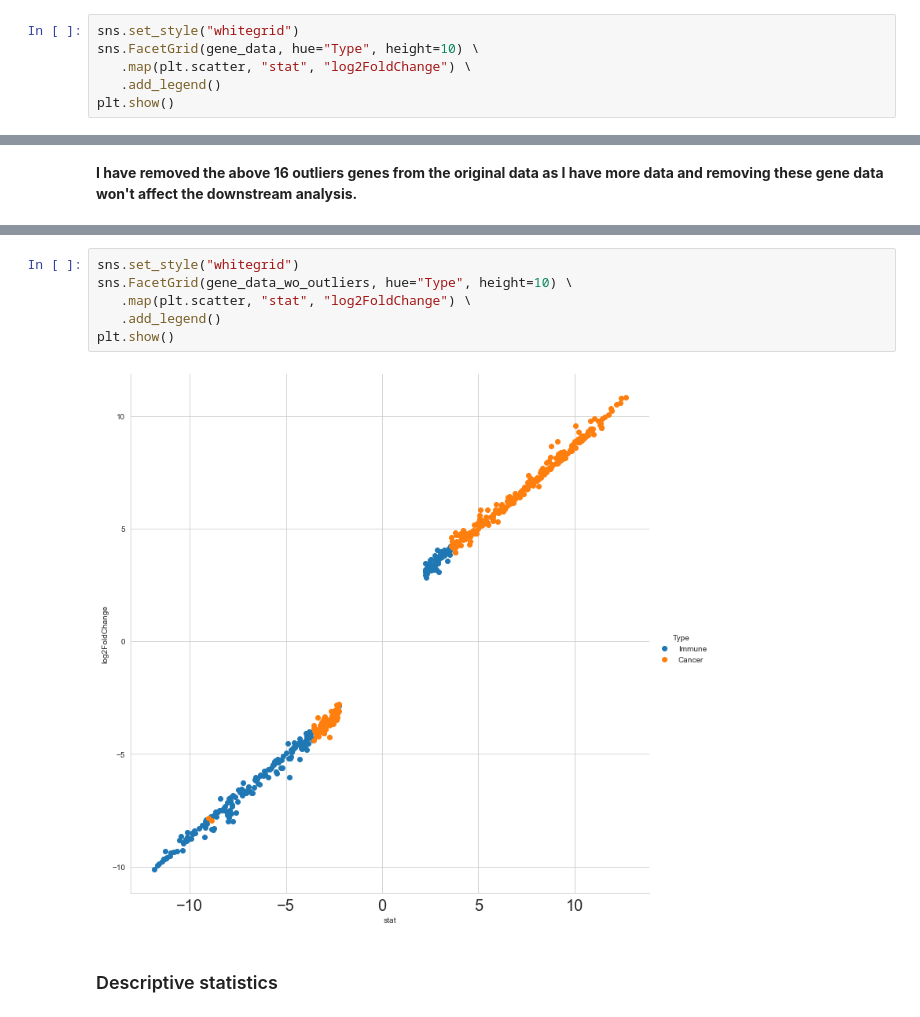
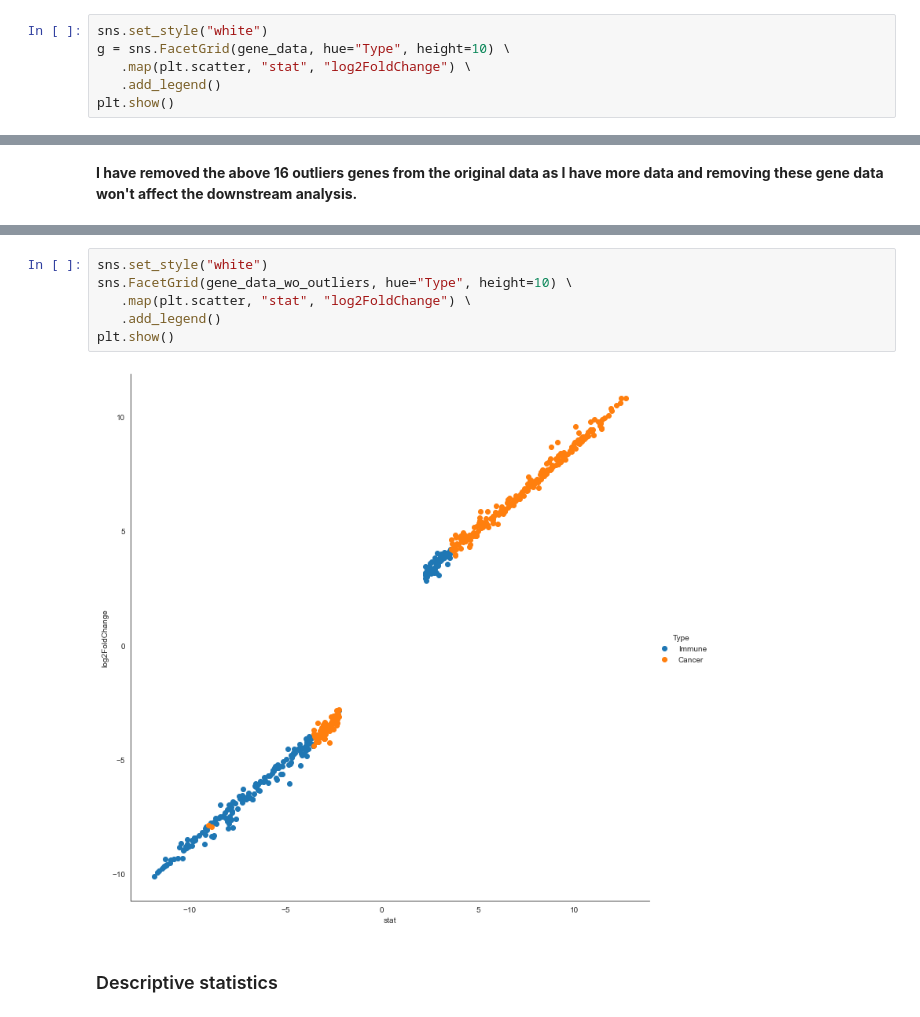
Before and after one commit to lawrence2269/A-ML-approach-for-classifying-RNA-Seq-data, a Jupyter notebook: src/ML_workspace_for_RNA_Seq_data.ipynb, the cells around one changed output, grey strips where cells are left out. Drawn from its saved outputs; the diff is of its cells as text.

```diff
--- a/src/ML_workspace_for_RNA_Seq_data.ipynb
+++ b/src/ML_workspace_for_RNA_Seq_data.ipynb
@@ -68,8 +77,8 @@ dtype: int64
 # %% [markdown]
 #### Checking for linear separability (before outliers removal)
 # %%
-sns.set_style("whitegrid")
-sns.FacetGrid(gene_data, hue="Type", height=10) \
+sns.set_style("white")
+g = sns.FacetGrid(gene_data, hue="Type", height=10) \
    .map(plt.scatter, "stat", "log2FoldChange") \
    .add_legend()
 plt.show()
@@ -103,11 +134,11 @@ gene_data_wo_outliers.sample(frac=1).head(6)
 # %%
-sns.set_style("whitegrid")
+sns.set_style("white")
 sns.FacetGrid(gene_data_wo_outliers, hue="Type", height=10) \
    .map(plt.scatter, "stat", "log2FoldChange") \
    .add_legend()
 plt.show()
 # %% [output]
-[figure, old version]
+[figure, new version]
 # %% [markdown]
 ### Descriptive statistics
 # %%
```
Also changed, not shown: parts of 41 cells of this notebook, 1 other file.
